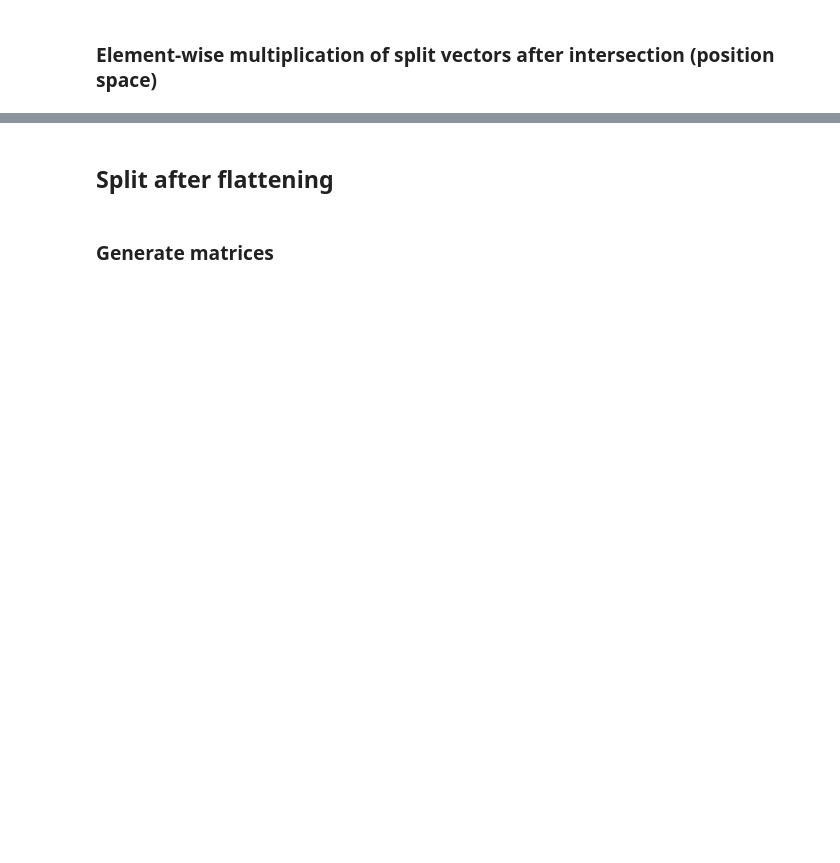
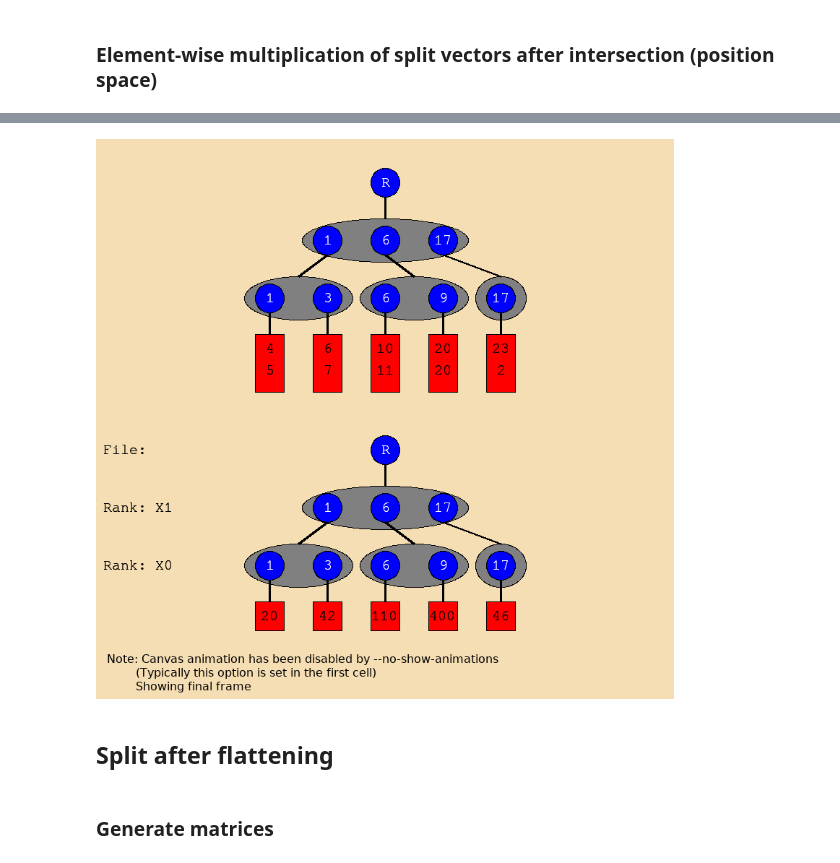
Before and after one commit to Fibertree-Project/fibertree, a Jupyter notebook: examples/ipython/split.ipynb, the cells around one changed output, grey strips where cells are left out. Drawn from its saved outputs; the diff is of its cells as text; code cells hidden in the pictures; blank space fills up the shorter version.

```diff
--- a/examples/ipython/split.ipynb
+++ b/examples/ipython/split.ipynb
@@ -168,11 +232,16 @@ print(f"ab_x was split on the following coordinates: {ab_x_split.coords}")
 # %%
 # Combine tuples in bottom rank of ab_x_split
+
+canvas = TensorCanvas(ab_x_split, z)
 
 for x1, (z_x1_ref, ab_x0) in z_x << ab_x_split:
     for x0, (z_x1_ref, (a_val, b_val)) in z_x1_ref << ab_x0:
         z_x1_ref += a_val * b_val
+        canvas.addFrame((x1,x0), (x1,x0))
 
-displayTensor(z)
+displayCanvas(canvas)
+# %% [output]
+[figure, added]
 # %% [markdown]
 ## Split after flattening
 # %% [markdown]
```
Also changed, not shown: parts of 17 cells of this notebook, 2 other files.
